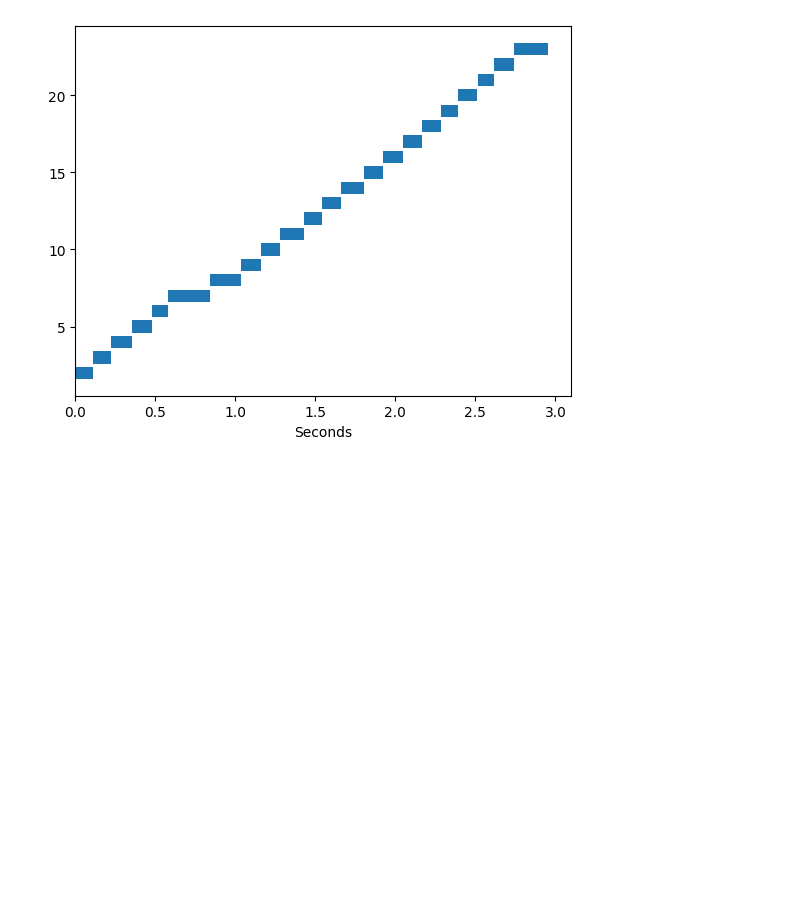
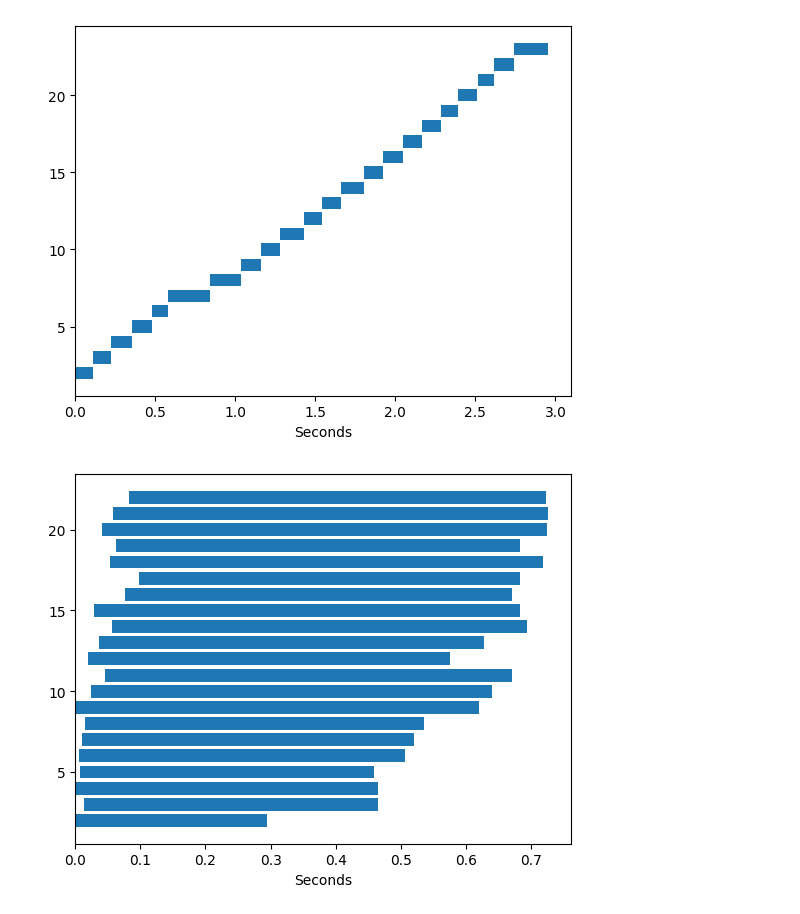
Before and after one commit to ChrisPy-RuBy/notebooks, a Jupyter notebook: Bar Charts.ipynb, the cells around one changed output. Cells and saved outputs as stored; diff of their text form; code cells hidden in the pictures; blank space fills up the shorter version.

```diff
--- a/Bar Charts.ipynb
+++ b/Bar Charts.ipynb
@@ -39,3 +39,7 @@ sync_data = [[2, 0.0, 0.1076650619506836], [3, 0.10809803009033203, 0.1165239810
 plot_chart(sync_data)
 # %% [output]
 [figure]
+# %%
+plot_chart(async_data)
+# %% [output]
+[figure, added]
```
Also changed, not shown: parts of 2 cells of this notebook, 1 other file.
